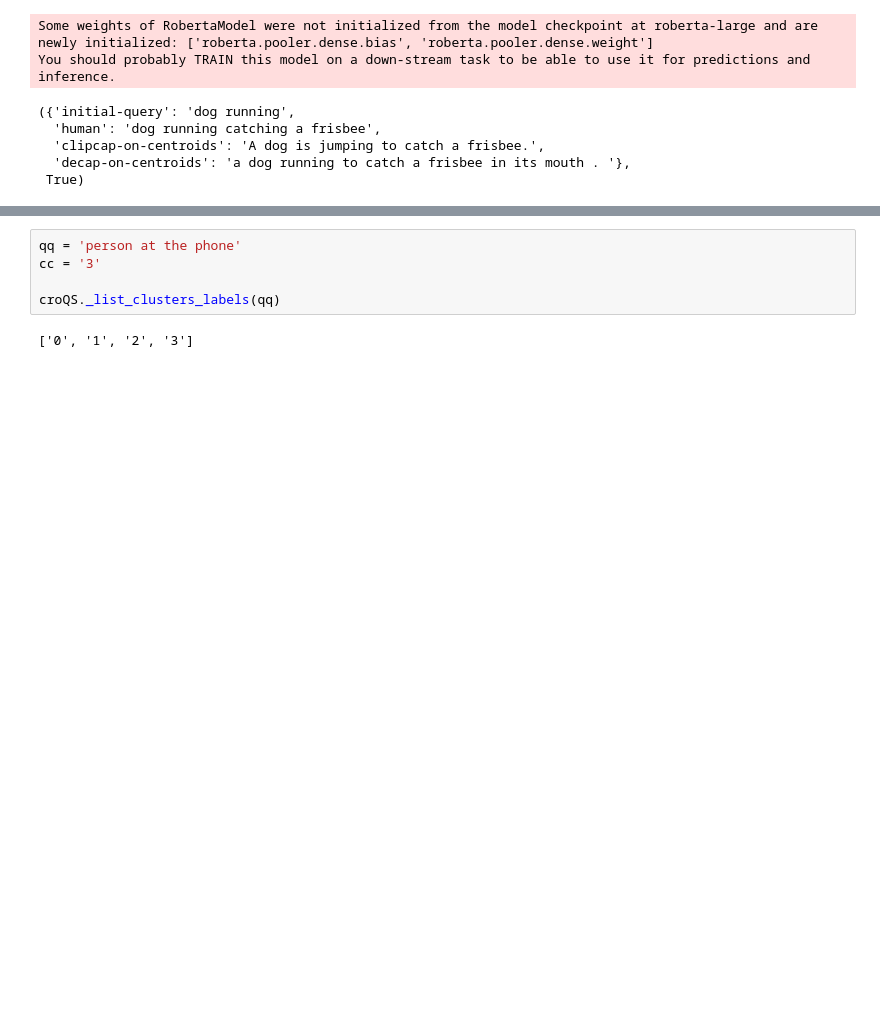
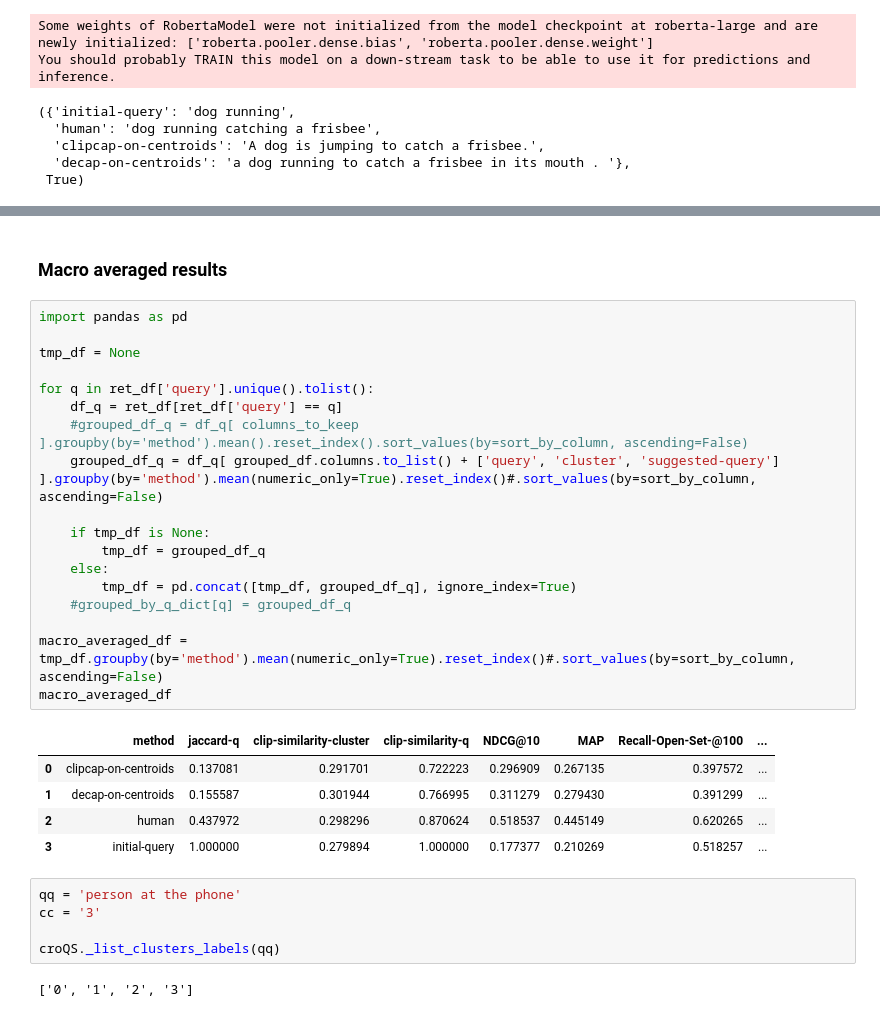
Before and after one commit to Ruggero1912/CroQS-benchmark, a Jupyter notebook: evaluation.ipynb, the cells around one changed output, grey strips where cells are left out. Drawn from its saved outputs; the diff is of its cells as text; blank space fills up the shorter version.

```diff
--- a/evaluation.ipynb
+++ b/evaluation.ipynb
@@ -122,3 +145,29 @@ Loading already existing qs for the method 'initial-query'Computing scores for c
+# %% [markdown]
+### Macro averaged results
+# %%
+import pandas as pd
+
+tmp_df = None
+
+for q in ret_df['query'].unique().tolist():
+    df_q = ret_df[ret_df['query'] == q]
+    #grouped_df_q = df_q[ columns_to_keep ].groupby(by='method').mean().reset_index().sort_values(by=sort_by_column, ascending=False)
+    grouped_df_q = df_q[ grouped_df.columns.to_list() + ['query', 'cluster', 'suggested-query'] ].groupby(by='method').mean(numeric_only=True).reset_index()#.sort_values(by=sort_by_column, ascending=False)
+
+    if tmp_df is None:
+        tmp_df = grouped_df_q
+    else:
+        tmp_df = pd.concat([tmp_df, grouped_df_q], ignore_index=True)
+    #grouped_by_q_dict[q] = grouped_df_q
+
+macro_averaged_df = tmp_df.groupby(by='method').mean(numeric_only=True).reset_index()#.sort_values(by=sort_by_column, ascending=False)
+macro_averaged_df
+# %% [output]
+|  | method | jaccard-q | clip-similarity-cluster | clip-similarity-q | NDCG@10 | MAP | Recall-Open-Set-@100 | ... |
+| 0 | clipcap-on-centroids | 0.137081 | 0.291701 | 0.722223 | 0.296909 | 0.267135 | 0.397572 | ... |
+| 1 | decap-on-centroids | 0.155587 | 0.301944 | 0.766995 | 0.311279 | 0.279430 | 0.391299 | ... |
+| 2 | human | 0.437972 | 0.298296 | 0.870624 | 0.518537 | 0.445149 | 0.620265 | ... |
+| 3 | initial-query | 1.000000 | 0.279894 | 1.000000 | 0.177377 | 0.210269 | 0.518257 | ... |
 # %%
 qq = 'person at the phone'
 cc = '3'
```
Also changed, not shown: parts of 6 cells of this notebook.
